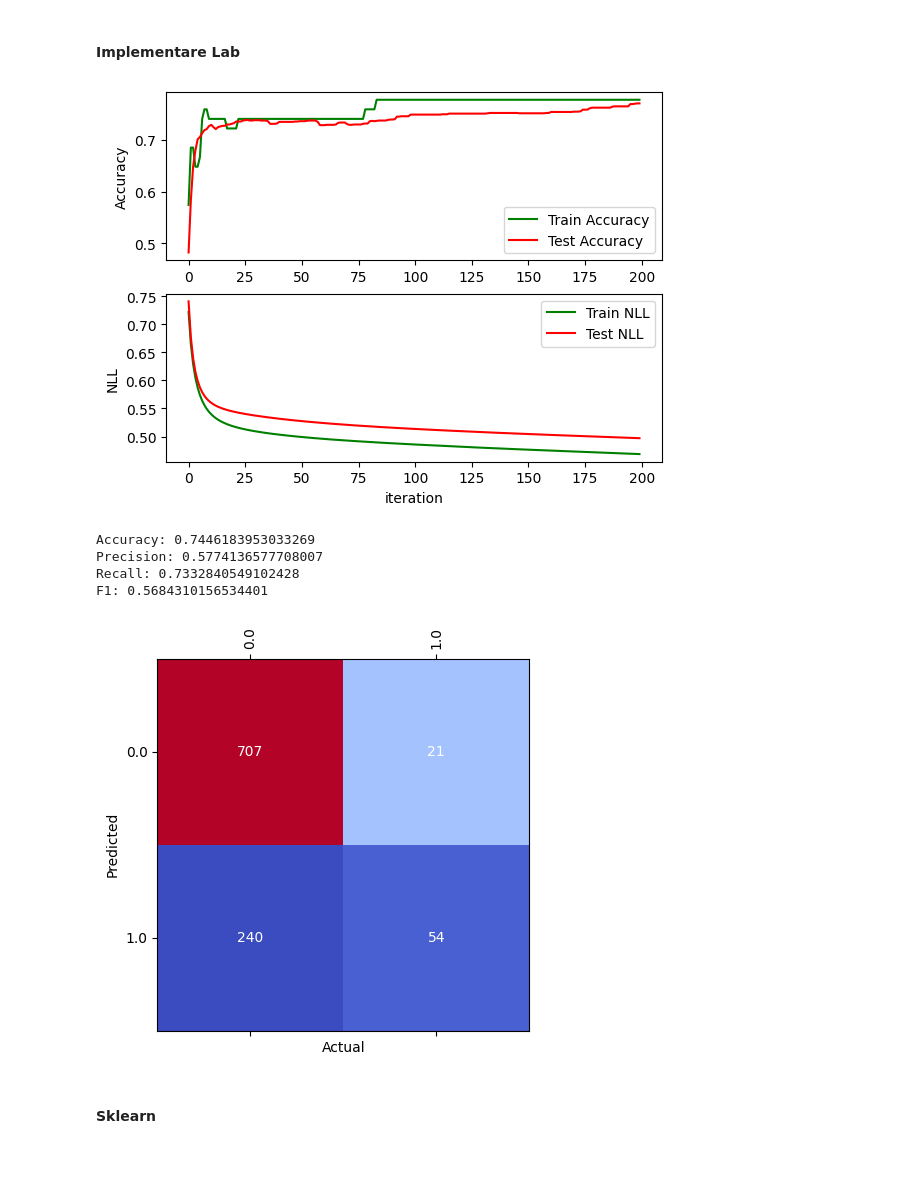
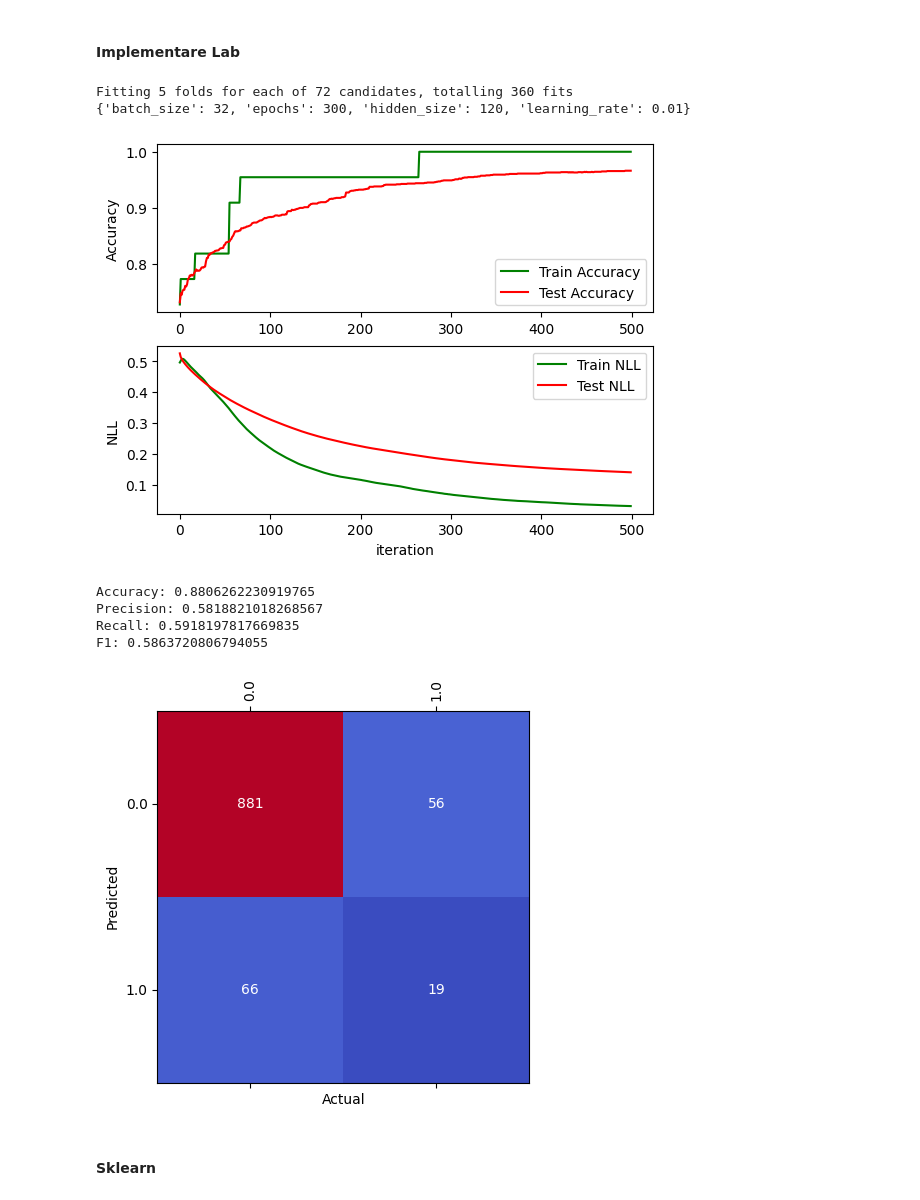
Before and after one commit to Earthbert/IA-project2, a Jupyter notebook: project.ipynb, the cells around one changed output. Saved outputs shown, nothing was run; the diff lists cells and outputs as text; code cells hidden in the pictures; blank space fills up the shorter version.

Commit message:
Add hyperparameter search
Signed-off-by: earthbert <daraban_timotei@tutanota.com>

```diff
--- a/project.ipynb
+++ b/project.ipynb
@@ -358,6 +359,6 @@ pre_sp_test_data = preprocess_data(sp_test_data, sp_continuous_features, sp_cate
 # %%
 
-class Model:
+class Model(base.BaseEstimator):
     def fit(self, X, y):
         raise NotImplementedError
 
@@ -786,21 +817,40 @@ class SklearnMLP(Model):
 ### AVC
 # %% [markdown]
 #### Implementare Lab
+# %%
+if False:
+    param_grid = {
+        'hidden_size': [80, 100, 120],
+        'batch_size': [32, 64, 128, 256],
+        'epochs': [100, 200, 300],
+        'learning_rate': [0.001, 0.01]
+    }
+
+    best_params = find_best_hyperparameters(LabMLP(), pre_avc_train_data, pre_avc_test_data, avc_target_category, param_grid, balance=True)
+    print(best_params)
+'''
+{'batch_size': 32, 'epochs': 300, 'hidden_size': 120}
+'''
+# %% [output]
+Fitting 5 folds for each of 72 candidates, totalling 360 fits
+{'batch_size': 32, 'epochs': 300, 'hidden_size': 120, 'learning_rate': 0.01}
 # %%
-model = LabMLP(learning_rate=0.001, epochs=200, test_size=0.2, hidden_size=69, batch_size=64)
+best_params = {'batch_size': 32, 'epochs': 500, 'hidden_size': 120}
+
+model = LabMLP(**best_params)
 results = apply_model(pre_avc_train_data,
                       pre_avc_test_data,
                       avc_target_category,
                       model, balance = True)
 model.plot()
 compute_show_metrics(results)
 show_confusion_matrix(results, avc_target_category)
 # %% [output]
-[figure, old version]
+[figure, new version]
-Accuracy: 0.7446183953033269
-Precision: 0.5774136577708007
-Recall: 0.7332840549102428
-F1: 0.5684310156534401
+Accuracy: 0.8806262230919765
+Precision: 0.5818821018268567
+Recall: 0.5918197817669835
+F1: 0.5863720806794055
-[figure, old version]
+[figure, new version]
 # %% [markdown]
 #### Sklearn
```
Also changed, not shown: parts of 14 cells of this notebook.
